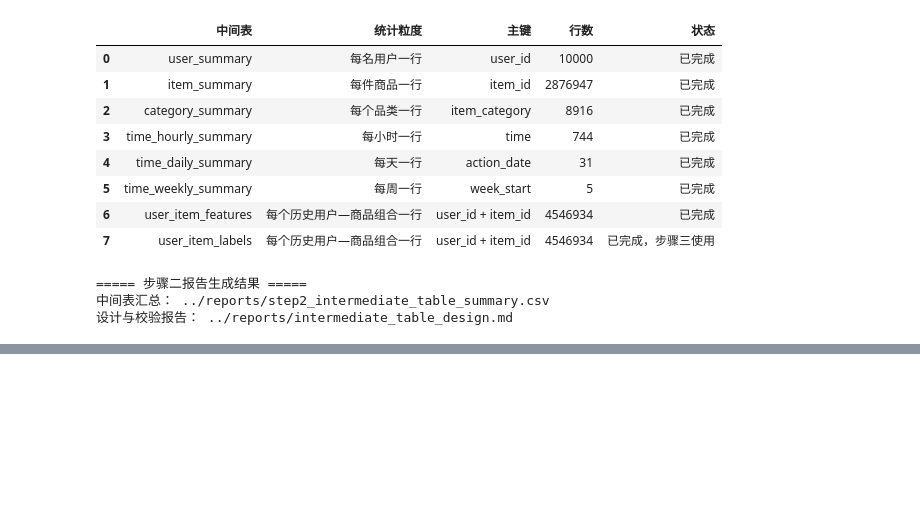
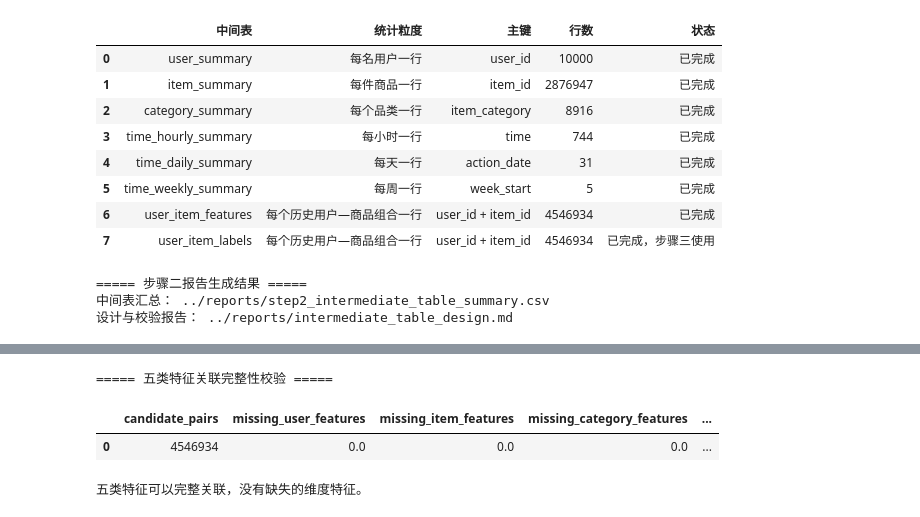
Before and after one commit to nyx0109-collab/user-behavior-analysis, a Jupyter notebook: notebooks/01_data_loading.ipynb, the cells around one changed output, grey strips where cells are left out. Saved outputs shown, nothing was run; the diff lists cells and outputs as text; code cells hidden in the pictures; blank space fills up the shorter version.

```diff
--- a/notebooks/01_data_loading.ipynb
+++ b/notebooks/01_data_loading.ipynb
@@ -3173,0 +4926,74 @@ print("设计与校验报告：", report_path)
+# %%
+# ============================================================
+# 步骤三：检查五类特征的关联完整性
+# ============================================================
+
+feature_join_check = con.execute("""
+SELECT
+    COUNT(*) AS candidate_pairs,
+
+    SUM(
+        CASE WHEN u.user_id IS NULL
+        THEN 1 ELSE 0 END
+    ) AS missing_user_features,
+
+    SUM(
+        CASE WHEN i.item_id IS NULL
+        THEN 1 ELSE 0 END
+    ) AS missing_item_features,
+
+    SUM(
+        CASE WHEN c.item_category IS NULL
+        THEN 1 ELSE 0 END
+    ) AS missing_category_features,
+
+    SUM(
+        CASE WHEN uc.user_id IS NULL
+        THEN 1 ELSE 0 END
+    ) AS missing_user_category_features
+
+FROM user_item_time_features AS pair
+
+LEFT JOIN user_time_features AS u
+    ON pair.user_id = u.user_id
+
+LEFT JOIN item_time_features AS i
+    ON pair.item_id = i.item_id
+
+LEFT JOIN category_time_features AS c
+    ON pair.item_category = c.item_category
+
+LEFT JOIN user_category_features AS uc
+    ON pair.user_id = uc.user_id
+   AND pair.item_category = uc.item_category
+""").df()
+
+print("===== 五类特征关联完整性校验 =====")
+display(feature_join_check)
+
+assert int(
+    feature_join_check.loc[0, "candidate_pairs"]
+) == 4_546_934
+
+assert int(
+    feature_join_check.loc[0, "missing_user_features"]
+) == 0
+
+assert int(
+    feature_join_check.loc[0, "missing_item_features"]
+) == 0
+
+assert int(
+    feature_join_check.loc[0, "missing_category_features"]
+) == 0
+
+assert int(
+    feature_join_check.loc[0, "missing_user_category_features"]
+) == 0
+
+print("\n五类特征可以完整关联，没有缺失的维度特征。")
+# %% [output]
+===== 五类特征关联完整性校验 =====
+|  | candidate_pairs | missing_user_features | missing_item_features | missing_category_features | ... |
+| 0 | 4546934 | 0.0 | 0.0 | 0.0 | ... |
+五类特征可以完整关联，没有缺失的维度特征。
```
Also changed, not shown: parts of 13 cells of this notebook, 4 other files.
